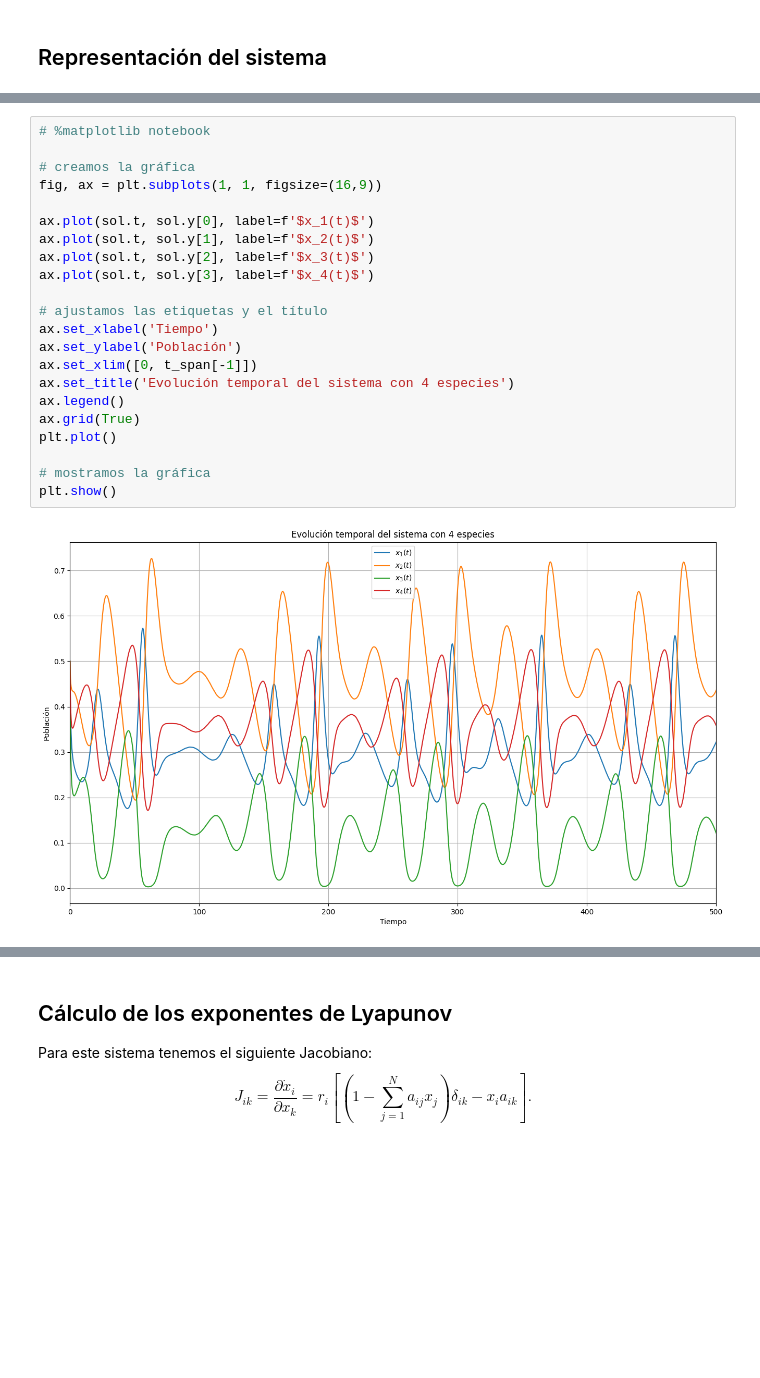
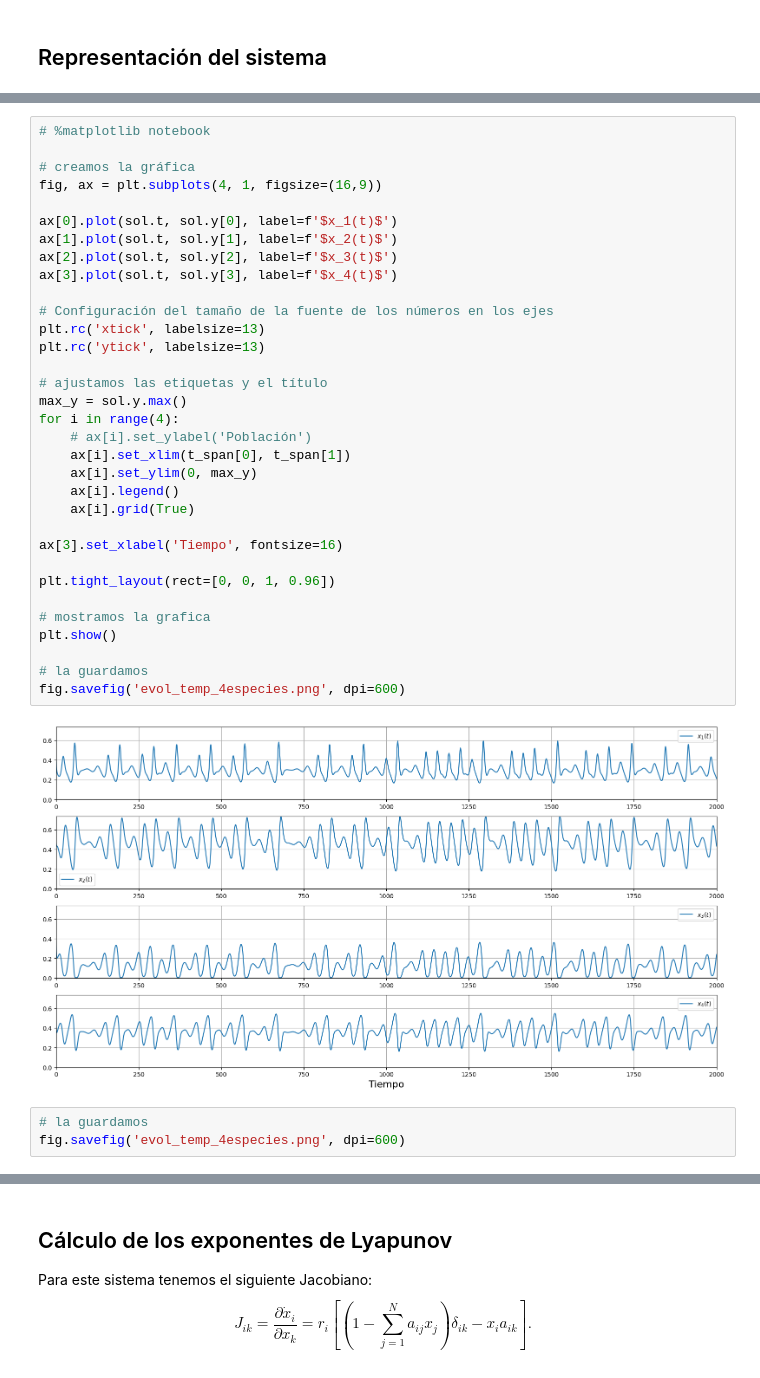
Before and after one commit to jenriquezafra/TFG, a Jupyter notebook: Draft_L-V.ipynb, the cells around one changed output, grey strips where cells are left out. Saved outputs shown, nothing was run; the diff lists cells and outputs as text; blank space fills up the shorter version.

Commit message:
puliendo gráficas

```diff
--- a/Draft_L-V.ipynb
+++ b/Draft_L-V.ipynb
@@ -59,25 +61,39 @@ print(len(sol.y[0]))
 # %%
 # %matplotlib notebook
 
 # creamos la gráfica
-fig, ax = plt.subplots(1, 1, figsize=(16,9))
+fig, ax = plt.subplots(4, 1, figsize=(16,9))
 
-ax.plot(sol.t, sol.y[0], label=f'$x_1(t)$')
-ax.plot(sol.t, sol.y[1], label=f'$x_2(t)$')
-ax.plot(sol.t, sol.y[2], label=f'$x_3(t)$')
-ax.plot(sol.t, sol.y[3], label=f'$x_4(t)$')
+ax[0].plot(sol.t, sol.y[0], label=f'$x_1(t)$')
+ax[1].plot(sol.t, sol.y[1], label=f'$x_2(t)$')
+ax[2].plot(sol.t, sol.y[2], label=f'$x_3(t)$')
+ax[3].plot(sol.t, sol.y[3], label=f'$x_4(t)$')
+
+# Configuración del tamaño de la fuente de los números en los ejes
+plt.rc('xtick', labelsize=13)
+plt.rc('ytick', labelsize=13)
 
 # ajustamos las etiquetas y el título
-ax.set_xlabel('Tiempo')
-ax.set_ylabel('Población')
-ax.set_xlim([0, t_span[-1]])
-ax.set_title('Evolución temporal del sistema con 4 especies')
-ax.legend()
-ax.grid(True)
-plt.plot()
+max_y = sol.y.max()
+for i in range(4):
+    # ax[i].set_ylabel('Población')
+    ax[i].set_xlim(t_span[0], t_span[1])
+    ax[i].set_ylim(0, max_y)
+    ax[i].legend()
+    ax[i].grid(True)
 
-# mostramos la gráfica
+ax[3].set_xlabel('Tiempo', fontsize=16)
+
+plt.tight_layout(rect=[0, 0, 1, 0.96])
+
+# mostramos la grafica
 plt.show()
+
+# la guardamos
+fig.savefig('evol_temp_4especies.png', dpi=600)
 # %% [output]
-[figure, old version]
+[figure, new version]
+# %%
+# la guardamos
+fig.savefig('evol_temp_4especies.png', dpi=600)
 # %%
```
Also changed, not shown: parts of 8 cells of this notebook, 2 other files.
